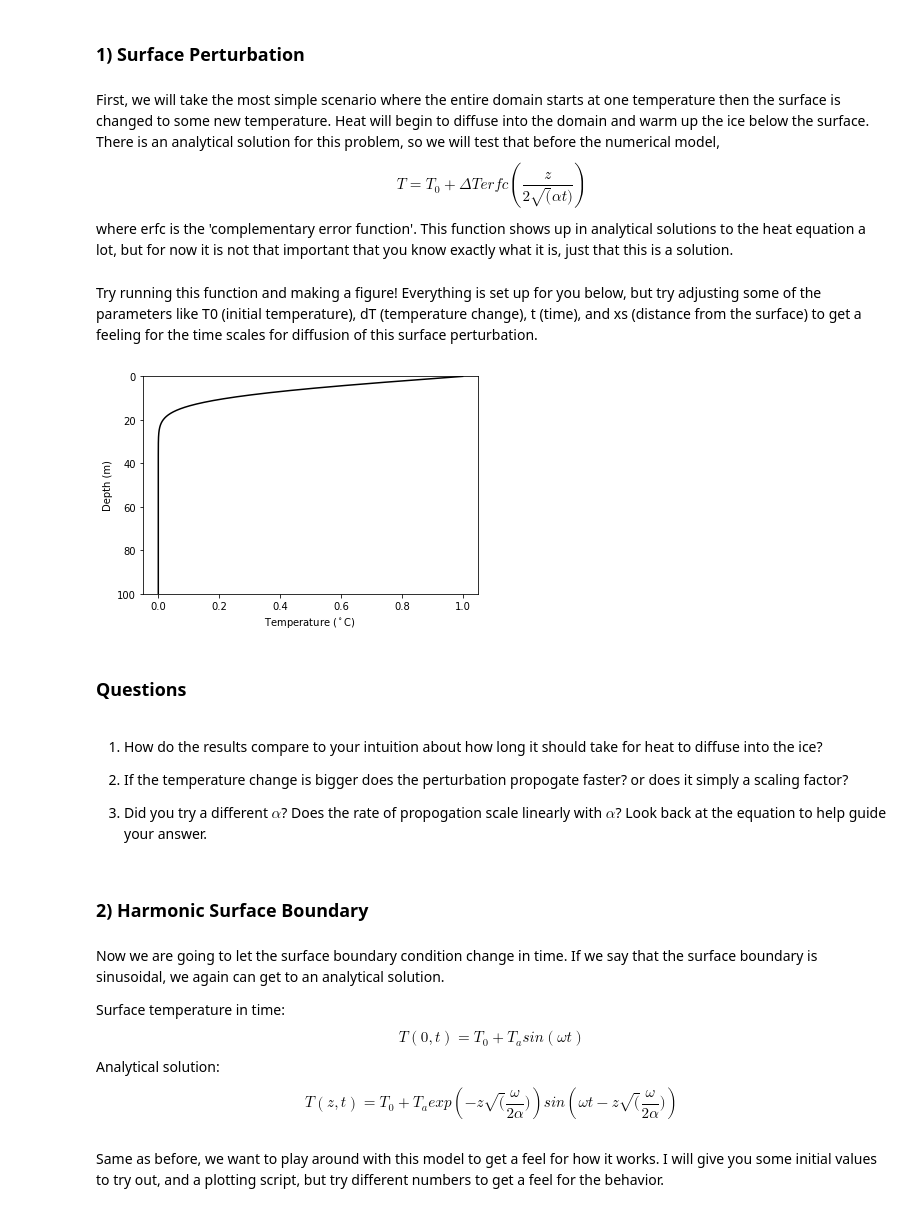
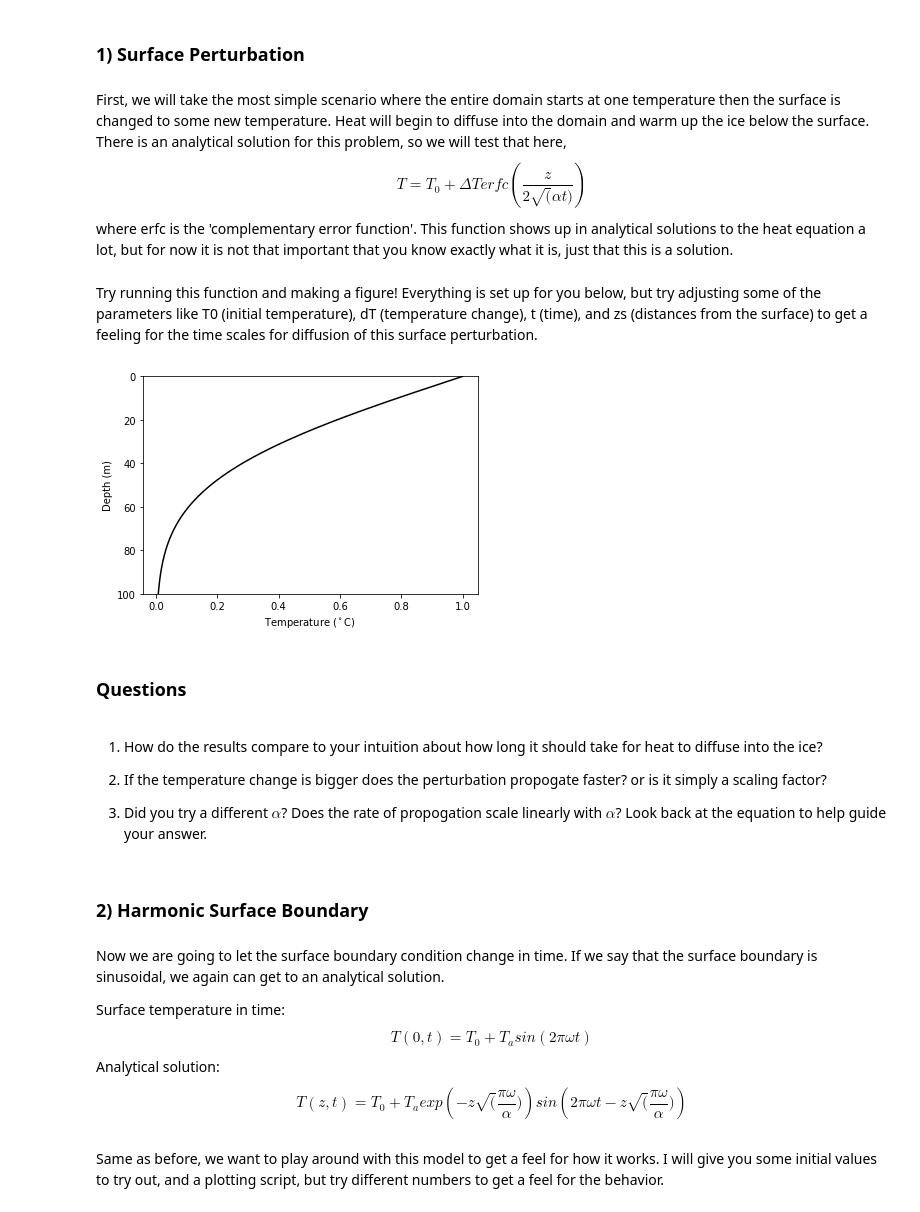
Before and after one commit to benhills/HeatTransfer_Teaching, a Jupyter notebook: HeatTransfer_ESS431.ipynb, the cells around one changed output. Drawn from its saved outputs; the diff is of its cells as text; code cells hidden in the pictures.

```diff
--- a/HeatTransfer_ESS431.ipynb
+++ b/HeatTransfer_ESS431.ipynb
@@ -7,7 +7,7 @@ to test some simple scenarios. It is not important that you understand the detai
 # %% [markdown]
 ### 1) Surface Perturbation
 # %% [markdown]
-First, we will take the most simple scenario where the entire domain starts at one temperature then the surface is changed to some new temperature. Heat will begin to diffuse into the domain and warm up the ice below the surface. There is an analytical solution for this problem, so we will test that before the numerical model,
+First, we will take the most simple scenario where the entire domain starts at one temperature then the surface is changed to some new temperature. Heat will begin to diffuse into the domain and warm up the ice below the surface. There is an analytical solution for this problem, so we will test that here,
 $$ T = T_0 + \Delta T erfc \left (\frac{z}{2\sqrt(\alpha t)} \right )$$
 where erfc is the 'complementary error function'. This function shows up in analytical solutions to the heat equation a lot, but for now it is not that important that you know exactly what it is, just that this is a solution.
 # %%
@@ -22,35 +18,37 @@ alpha = 1.09e-6                 # Thermal Diffusivity of Ice m2 s-1
 # %%
 # Analytical solution for the surface perturbation
-def surfacePerturbation(T0,dT,t,z,alpha=alpha):
+def surfacePerturbation(T0,dT,t,z,alpha):
     from scipy.special import erfc
     # equation 2.4-7 from Carslaw and Jaegar (1959)
     T = T0 + dT*erfc(abs(z)/(2.*np.sqrt(alpha*t)))
     return T
 # %% [markdown]
-Try running this function and making a figure! Everything is set up for you below, but try adjusting some of the parameters like T0 (initial temperature), dT (temperature change), t (time), and xs (distance from the surface) to get a feeling for the time scales for diffusion of this surface perturbation.
+Try running this function and making a figure! Everything is set up for you below, but try adjusting some of the parameters like T0 (initial temperature), dT (temperature change), t (time), and zs (distances from the surface) to get a feeling for the time scales for diffusion of this surface perturbation.
 # %%
 # Set up the problem with these constants
-T0 = 0.
-dT = 1.
-t = 1*spy         # time in years
-zs = np.arange(0,100,0.1)   # a set of distances
+T0 = 0.                      # Initial Temperature
+dT = 1.                      # Temperature Change
+spy  = 60.*60.*24.*365.24    # (s yr-1)
+t = 20*spy                   # time in years
+zs = np.arange(0,100,0.1)    # a set of distances
+alpha = 1.09e-6              # Thermal Diffusivity of Ice (m2 s-1)
 
 # Run the function
-T = surfacePerturbation(T0,dT,t,zs)
+T = surfacePerturbation(T0,dT,t,zs,alpha)
 
 # Plot
 plt.plot(T,zs,'k')
 plt.ylim(max(zs),min(zs))
 plt.ylabel('Depth (m)');
 plt.xlabel('Temperature ($^\circ$C)');
 # %% [output]
-[figure, old version]
+[figure, new version]
 # %% [markdown]
 ### Questions
 # %% [markdown]
 1) How do the results compare to your intuition about how long it should take for heat to diffuse into the ice?
 
-2) If the temperature change is bigger does the perturbation propogate faster? or does it simply a scaling factor?
+2) If the temperature change is bigger does the perturbation propogate faster? or is it simply a scaling factor?
 
 3) Did you try a different $\alpha$? Does the rate of propogation scale linearly with $\alpha$? Look back at the equation to help guide your answer.
 # %% [markdown]
@@ -59,9 +57,9 @@ plt.xlabel('Temperature ($^\circ$C)');
 Now we are going to let the surface boundary condition change in time. If we say that the surface boundary is sinusoidal, we again can get to an analytical solution.
 
 Surface temperature in time:
-$$ T(0,t) = T_0 + T_a sin(\omega t) $$
+$$ T(0,t) = T_0 + T_a sin(2\pi \omega t) $$
 Analytical solution:
-$$ T(z,t) = T_0 + T_a exp \left ( -z \sqrt(\frac{\omega}{2 \alpha}) \right ) sin \left ( \omega t - z \sqrt(\frac{\omega}{2 \alpha}) \right ) $$
+$$ T(z,t) = T_0 + T_a exp \left ( -z \sqrt(\frac{\pi \omega}{\alpha}) \right ) sin \left (2 \pi \omega t - z \sqrt(\frac{\pi \omega}{\alpha}) \right ) $$
 # %%
 # Surface Temperature Harmonic Function
 def harmonicSurface(T0,Ta,t,z,omega,alpha=alpha):
```
Also changed, not shown: parts of 13 cells of this notebook, 1 other file.
